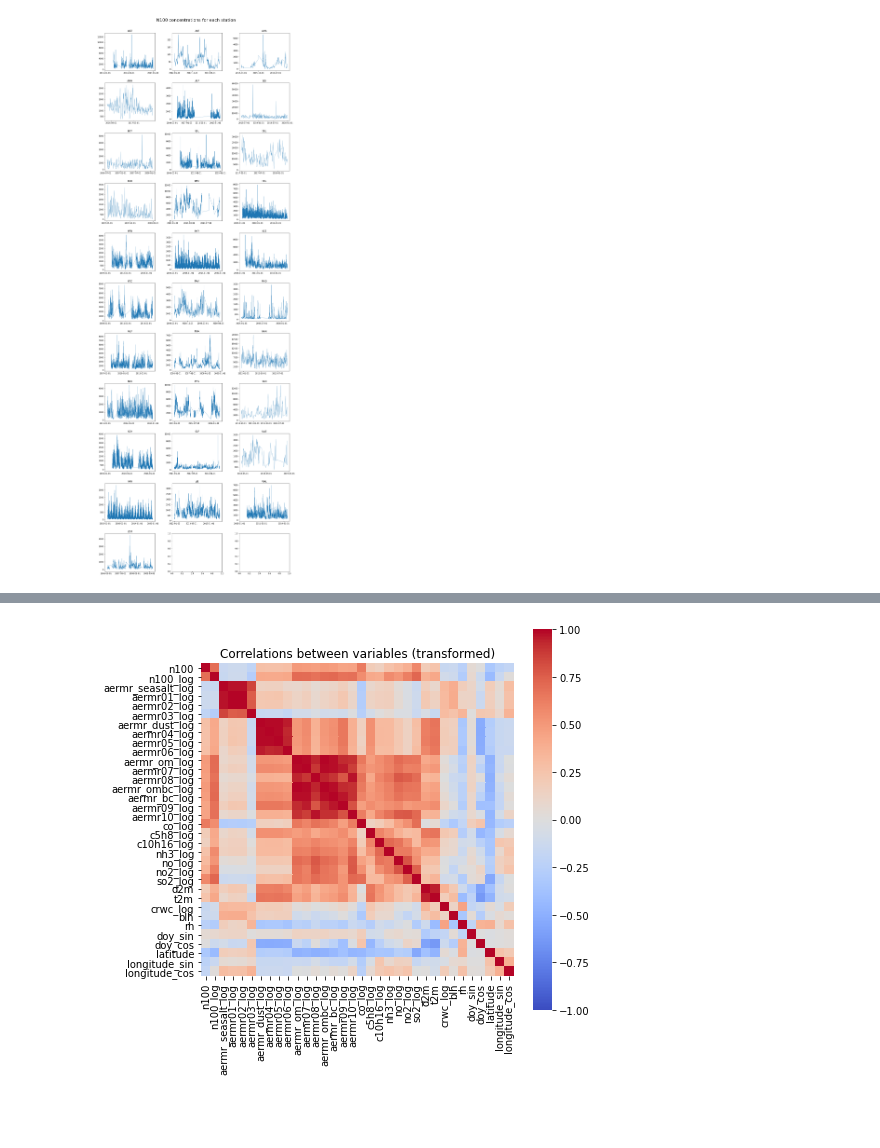
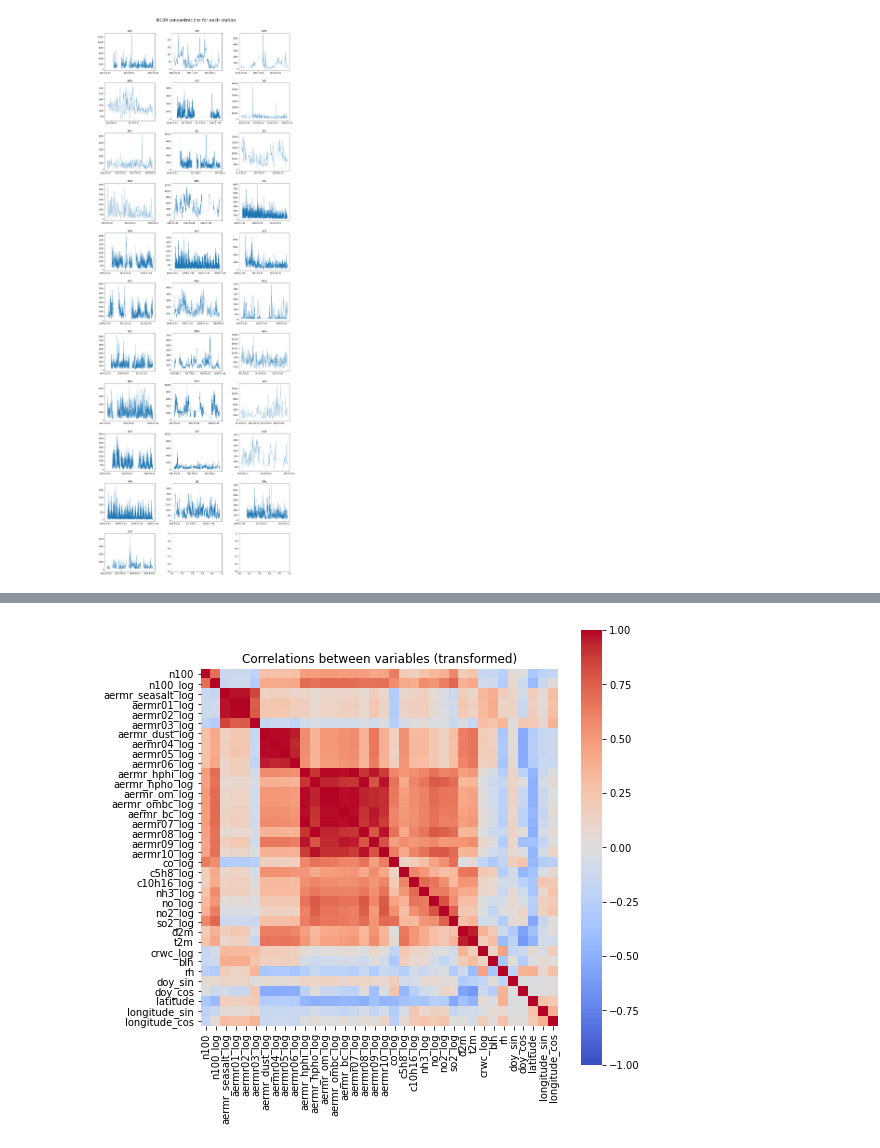
Before and after one commit to ellarauth/CCN-proxy-modeling, a Jupyter notebook: exploratory data analysis.ipynb, the cells around one changed output, grey strips where cells are left out. Saved outputs shown, nothing was run; the diff lists cells and outputs as text; code cells hidden in the pictures; blank space fills up the shorter version.

```diff
--- a/exploratory data analysis.ipynb
+++ b/exploratory data analysis.ipynb
@@ -11,7 +11,8 @@ cities = ['ABZ', 'ALE', 'AMA', 'AMM', 'ASP', 'BEI', 'BOT', 'BSL', 'DEL', 'EGB',
 
 variables = ['aermr_seasalt', 'aermr01', 'aermr02', 'aermr03',
              'aermr_dust', 'aermr04', 'aermr05', 'aermr06',
-             'aermr_om', 'aermr07', 'aermr08', 'aermr_ombc', 'aermr_bc', 'aermr09', 'aermr10',
+             'aermr_hphi', 'aermr_hpho', 'aermr_om', 'aermr_ombc', 'aermr_bc',
+             'aermr07', 'aermr08', 'aermr09', 'aermr10',
              'co', 'c5h8', 'c10h16', 'nh3', 'no', 'no2', 'so2', 'd2m', 't2m',
              'crwc', 'blh', 'rh', 'doy_sin', 'doy_cos', 'latitude', 'longitude_sin', 'longitude_cos']
 
@@ -34,6 +35,8 @@ data['aermr_seasalt'] = data['aermr01'] + data['aermr02'] + data['aermr03']
 data['aermr_dust'] = data['aermr04'] + data['aermr05'] + data['aermr06']
 data['aermr_om'] = data['aermr07'] + data['aermr08']
 data['aermr_bc'] = data['aermr09'] + data['aermr10']
+data['aermr_hphi'] = data['aermr07'] + data['aermr09']
+data['aermr_hpho'] = data['aermr08'] + data['aermr10']
 data['aermr_ombc'] = data['aermr07'] + data['aermr08'] + data['aermr09'] + data['aermr10']
 
 # log-transforming selected variables
@@ -154,11 +159,11 @@ fig.suptitle('Histograms of variables (transformed)', y=1.01, fontsize=22);
 # %%
-plt.figure(figsize=(7,7))
+plt.figure(figsize=(8, 8))
 sns.heatmap(data[['n100', 'n100_log']+transf_vars].corr(),
             xticklabels=['n100', 'n100_log']+transf_vars, yticklabels=['n100', 'n100_log']+transf_vars,
             cmap='coolwarm', cbar=True, square=True, vmin=-1, vmax=1)
 plt.title('Correlations between variables (transformed)');
 # %% [output]
-[figure, old version]
+[figure, new version]
 # %%
 print('Strongest correlations of variables with N100 (before and after transforming):')
 
```
Also changed, not shown: parts of 7 cells of this notebook, 2 other files.
